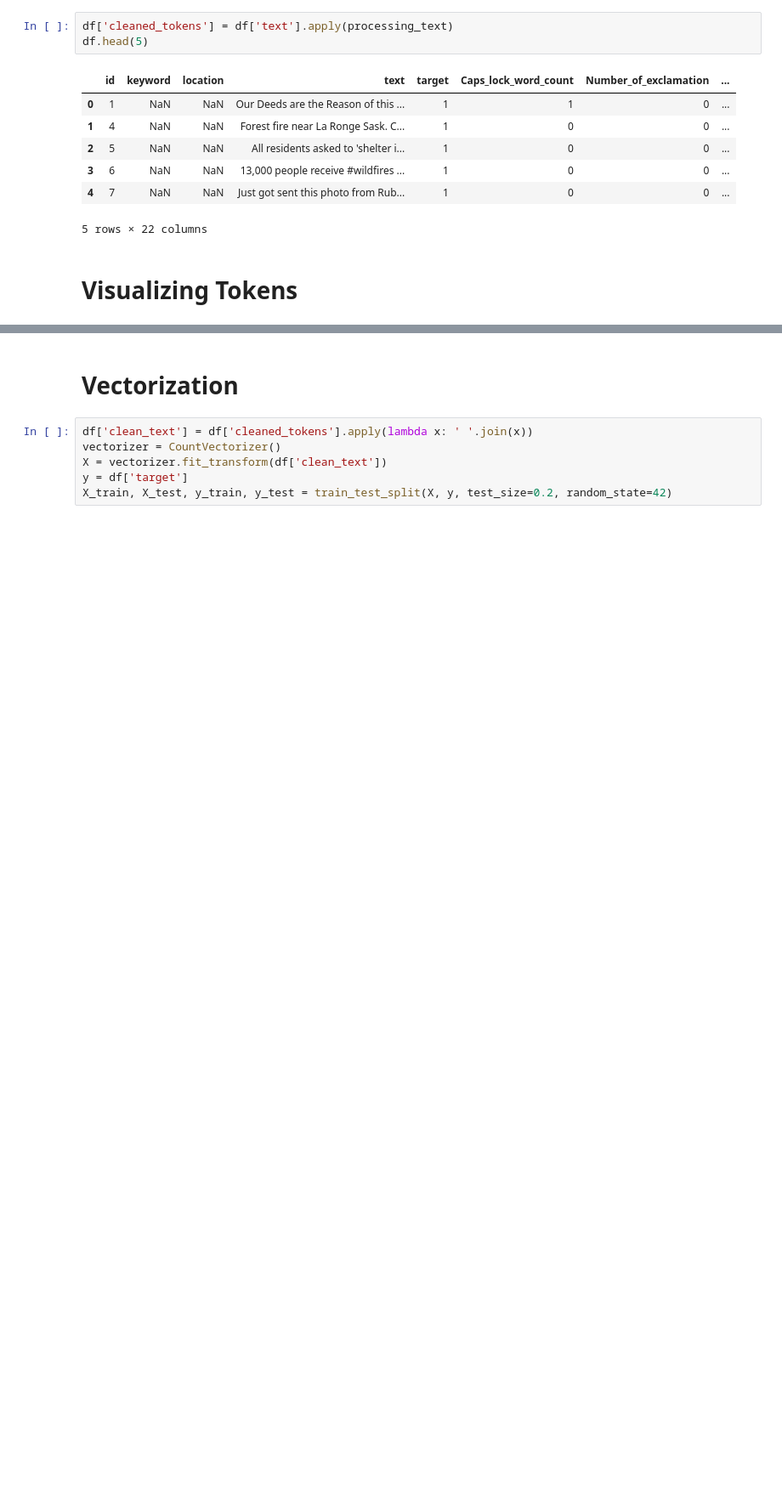
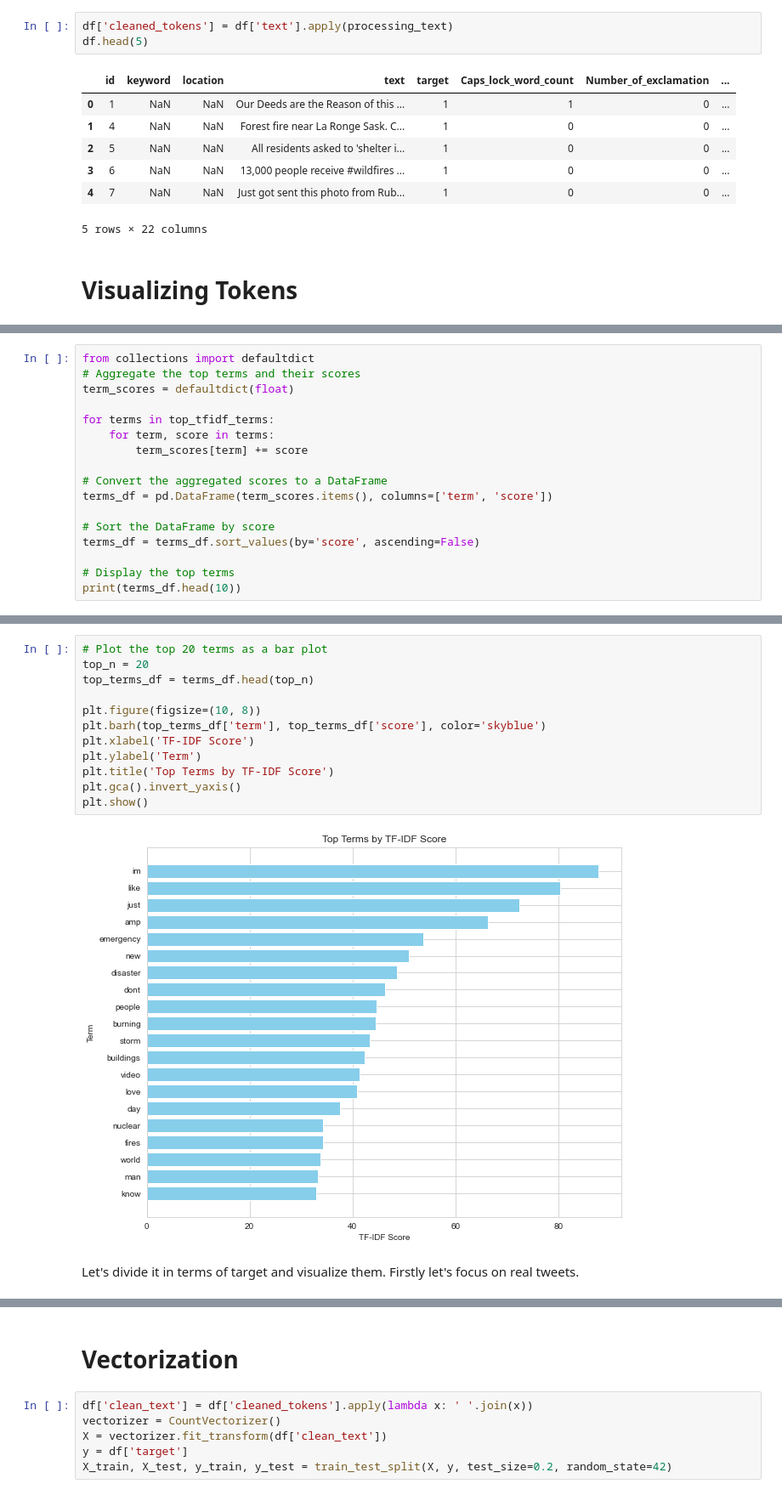
Before and after one commit to katarzynarogalska/DisasterTweets_KaggleCompetition, a Jupyter notebook: notebooks/TweetsEDA.ipynb, the cells around one changed output, grey strips where cells are left out. Shown at 85% size. Drawn from its saved outputs; the diff is of its cells as text; blank space fills up the shorter version.

Commit message:
Added tfidf vectorizer

```diff
--- a/notebooks/TweetsEDA.ipynb
+++ b/notebooks/TweetsEDA.ipynb
@@ -724,0 +770,17 @@ plt.axis("off")
+# %%
+from collections import defaultdict
+# Aggregate the top terms and their scores
+term_scores = defaultdict(float)
+
+for terms in top_tfidf_terms:
+    for term, score in terms:
+        term_scores[term] += score
+
+# Convert the aggregated scores to a DataFrame
+terms_df = pd.DataFrame(term_scores.items(), columns=['term', 'score'])
+
+# Sort the DataFrame by score
+terms_df = terms_df.sort_values(by='score', ascending=False)
+
+# Display the top terms
+print(terms_df.head(10))
@@ -724,0 +799,16 @@ plt.axis("off")
+# %%
+# Plot the top 20 terms as a bar plot
+top_n = 20
+top_terms_df = terms_df.head(top_n)
+
+plt.figure(figsize=(10, 8))
+plt.barh(top_terms_df['term'], top_terms_df['score'], color='skyblue')
+plt.xlabel('TF-IDF Score')
+plt.ylabel('Term')
+plt.title('Top Terms by TF-IDF Score')
+plt.gca().invert_yaxis()
+plt.show()
+# %% [output]
+[figure, added]
+# %% [markdown]
+Let's divide it in terms of target and visualize them. Firstly let's focus on real tweets.
```
Also changed, not shown: parts of 23 cells of this notebook.
